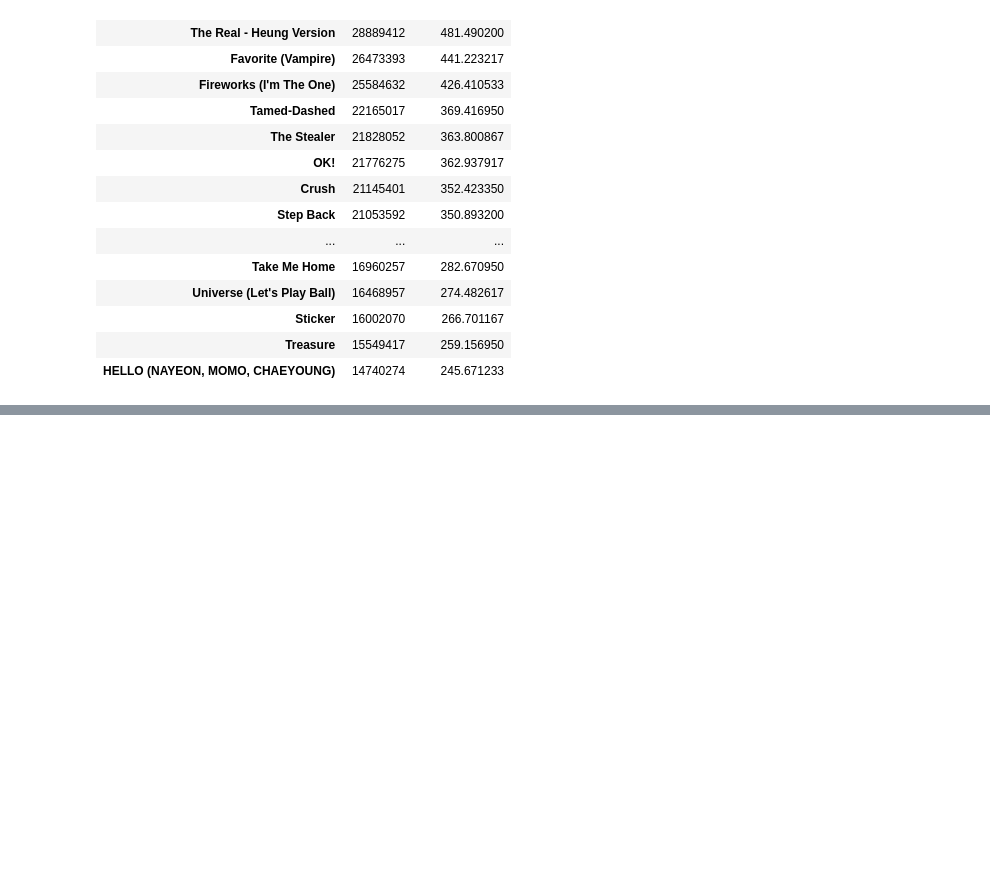
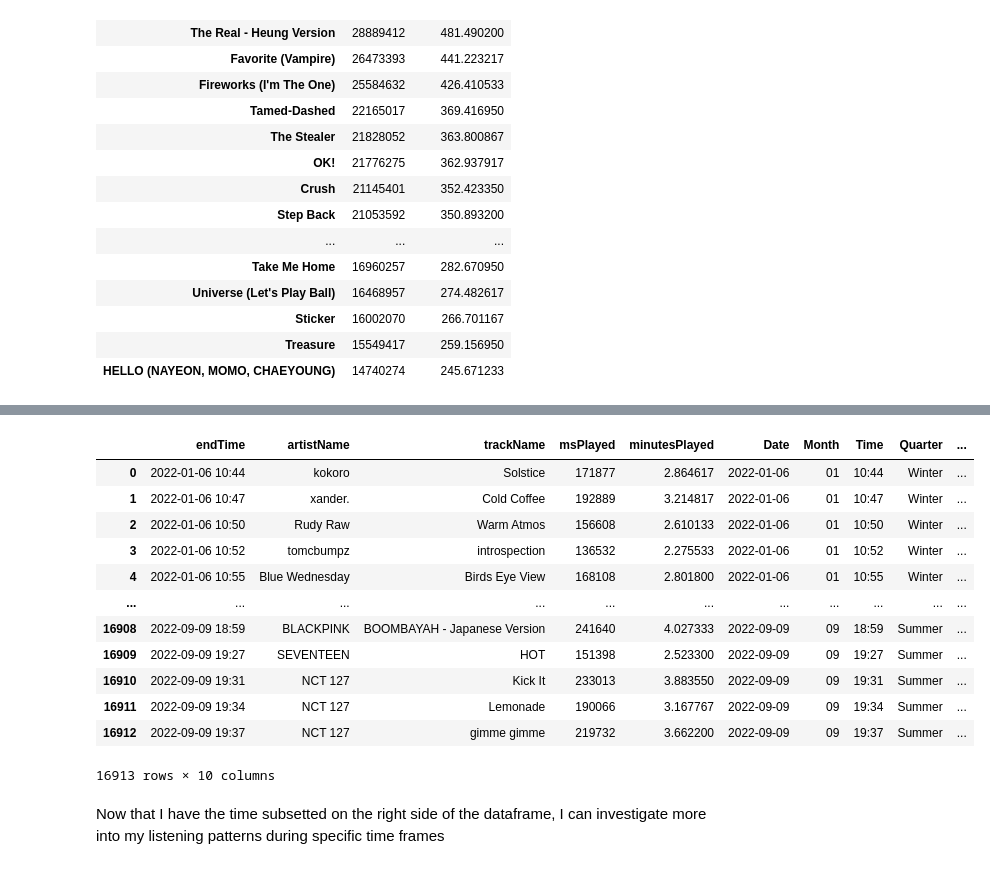
Before and after one commit to alyssakeehan/MyData, a Jupyter notebook: exploration.ipynb, the cells around one changed output, grey strips where cells are left out. Cells and saved outputs as stored; diff of their text form; code cells hidden in the pictures; blank space fills up the shorter version.

Commit message:
added time variable

```diff
--- a/exploration.ipynb
+++ b/exploration.ipynb
@@ -129,0 +150,3 @@ The way answer is my most played song so far... THAT SONG IS 2 YEARS OLD?!?!
+# %%
+streams['Date'] = streams.endTime.apply(lambda x: x[:10])
+streams
@@ -129,0 +167,3 @@ The way answer is my most played song so far... THAT SONG IS 2 YEARS OLD?!?!
+# %%
+streams['Month'] = streams.endTime.apply(lambda x: x[5:7])
+streams
@@ -129,0 +184,3 @@ The way answer is my most played song so far... THAT SONG IS 2 YEARS OLD?!?!
+# %%
+streams['Time'] = streams.endTime.apply(lambda x: x[11:])
+streams
@@ -129,0 +201,13 @@ The way answer is my most played song so far... THAT SONG IS 2 YEARS OLD?!?!
+# %%
+# create a list of our conditions
+conditions = [
+    (streams['Month'] == '01') | (streams['Month'] == '02') | (streams['Month'] == '03'),
+    (streams['Month'] == '04') | (streams['Month'] == '05') | (streams['Month'] == '06'),
+    (streams['Month'] == '07') | (streams['Month'] == '08') | (streams['Month'] == '09')
+    ]
+# create a list of the values we want to assign for each condition
+values = ['Winter', 'Spring', 'Summer']
+
+# create a new column and use np.select to assign values to it using our lists as arguments
+streams['Quarter'] = np.select(conditions, values)
+streams
@@ -129,0 +228,20 @@ The way answer is my most played song so far... THAT SONG IS 2 YEARS OLD?!?!
+# %%
+streams['Date'] = pd.to_datetime(streams['Date'])
+streams['day-of-week'] = streams['Date'].dt.day_name()
+streams
+# %% [output]
+|  | endTime | artistName | trackName | msPlayed | minutesPlayed | Date | Month | Time | Quarter | ... |
+| 0 | 2022-01-06 10:44 | kokoro | Solstice | 171877 | 2.864617 | 2022-01-06 | 01 | 10:44 | Winter | ... |
+| 1 | 2022-01-06 10:47 | xander. | Cold Coffee | 192889 | 3.214817 | 2022-01-06 | 01 | 10:47 | Winter | ... |
+| 2 | 2022-01-06 10:50 | Rudy Raw | Warm Atmos | 156608 | 2.610133 | 2022-01-06 | 01 | 10:50 | Winter | ... |
+| 3 | 2022-01-06 10:52 | tomcbumpz | introspection | 136532 | 2.275533 | 2022-01-06 | 01 | 10:52 | Winter | ... |
+| 4 | 2022-01-06 10:55 | Blue Wednesday | Birds Eye View | 168108 | 2.801800 | 2022-01-06 | 01 | 10:55 | Winter | ... |
+| ... | ... | ... | ... | ... | ... | ... | ... | ... | ... | ... |
+| 16908 | 2022-09-09 18:59 | BLACKPINK | BOOMBAYAH - Japanese Version | 241640 | 4.027333 | 2022-09-09 | 09 | 18:59 | Summer | ... |
+| 16909 | 2022-09-09 19:27 | SEVENTEEN | HOT | 151398 | 2.523300 | 2022-09-09 | 09 | 19:27 | Summer | ... |
+| 16910 | 2022-09-09 19:31 | NCT 127 | Kick It | 233013 | 3.883550 | 2022-09-09 | 09 | 19:31 | Summer | ... |
+| 16911 | 2022-09-09 19:34 | NCT 127 | Lemonade | 190066 | 3.167767 | 2022-09-09 | 09 | 19:34 | Summer | ... |
+| 16912 | 2022-09-09 19:37 | NCT 127 | gimme gimme | 219732 | 3.662200 | 2022-09-09 | 09 | 19:37 | Summer | ... |
+16913 rows × 10 columns
+# %% [markdown]
+Now that I have the time subsetted on the right side of the dataframe, I can investigate more into my listening patterns during specific time frames
```
Also changed, not shown: parts of 17 cells of this notebook.
